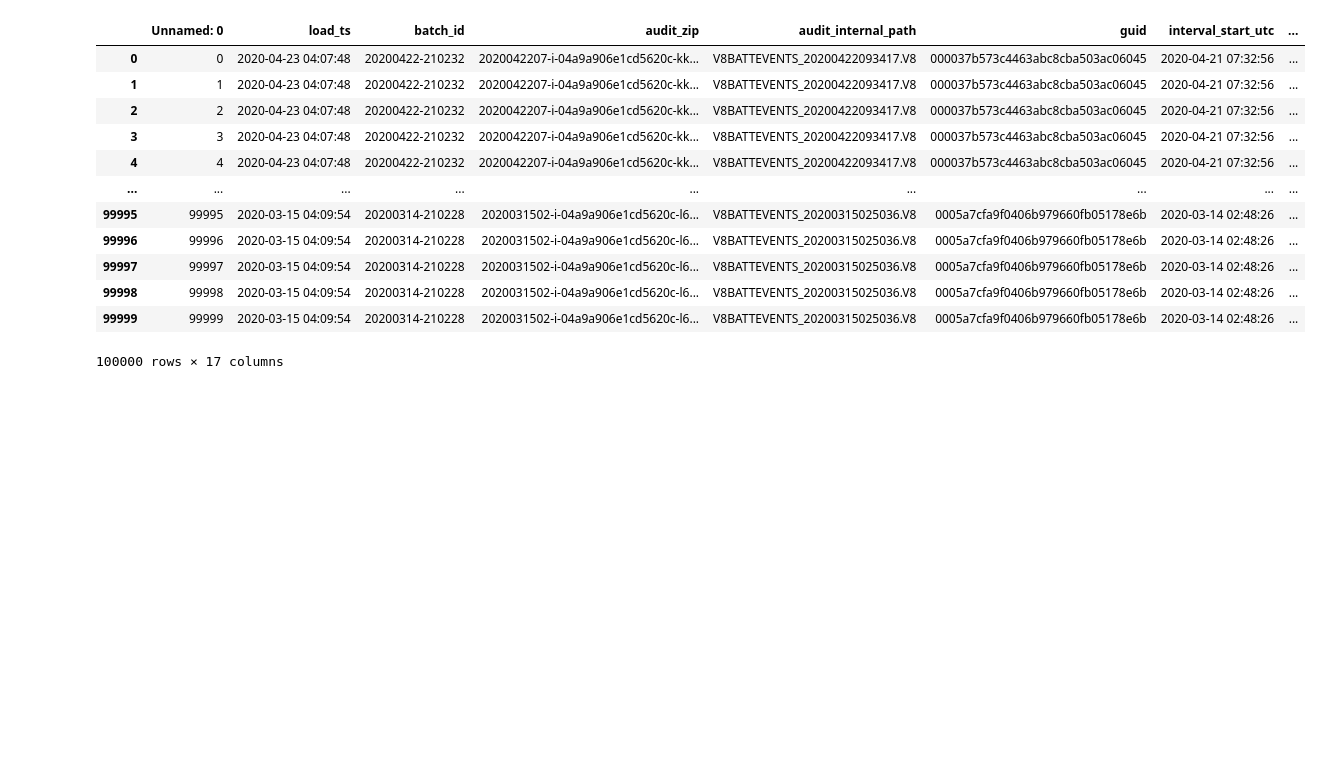
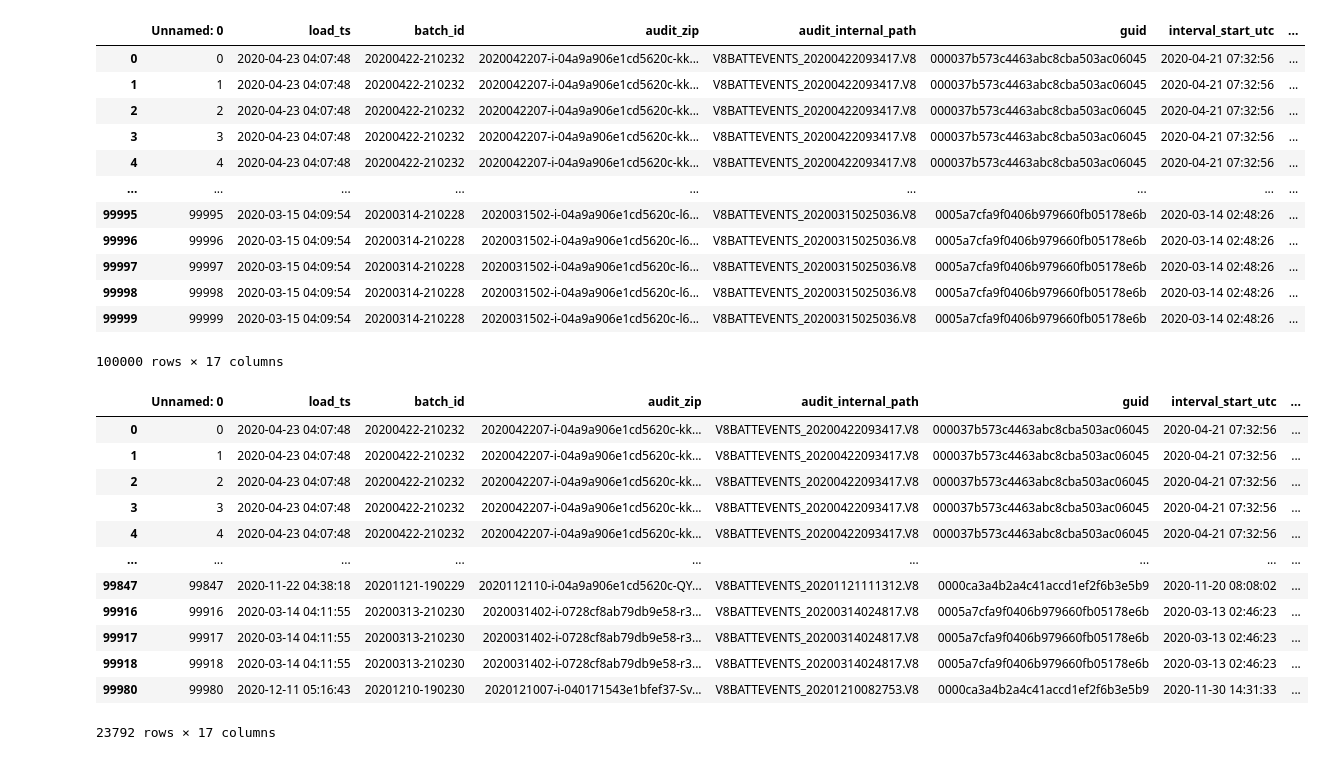
Before and after one commit to jonxsong/DSC180A-Capstone, a Jupyter notebook: notebooks/FINAL_NOTEBOOK.ipynb, the cells around one changed output. Saved outputs shown, nothing was run; the diff lists cells and outputs as text; code cells hidden in the pictures; blank space fills up the shorter version.

```diff
--- a/notebooks/FINAL_NOTEBOOK.ipynb
+++ b/notebooks/FINAL_NOTEBOOK.ipynb
@@ -303,3 +303,19 @@ new_acdc_data
 | 99998 | 99998 | 2020-03-15 04:09:54 | 20200314-210228 | 2020031502-i-04a9a906e1cd5620c-l6... | V8BATTEVENTS_20200315025036.V8 | 0005a7cfa9f0406b979660fb05178e6b | 2020-03-14 02:48:26 | ... |
 | 99999 | 99999 | 2020-03-15 04:09:54 | 20200314-210228 | 2020031502-i-04a9a906e1cd5620c-l6... | V8BATTEVENTS_20200315025036.V8 | 0005a7cfa9f0406b979660fb05178e6b | 2020-03-14 02:48:26 | ... |
 100000 rows × 17 columns
+# %%
+new_acdc_data.loc[(new_acdc_data["event_type"] == "DC")]
+# %% [output]
+|  | Unnamed: 0 | load_ts | batch_id | audit_zip | audit_internal_path | guid | interval_start_utc | ... |
+| 0 | 0 | 2020-04-23 04:07:48 | 20200422-210232 | 2020042207-i-04a9a906e1cd5620c-kk... | V8BATTEVENTS_20200422093417.V8 | 000037b573c4463abc8cba503ac06045 | 2020-04-21 07:32:56 | ... |
+| 1 | 1 | 2020-04-23 04:07:48 | 20200422-210232 | 2020042207-i-04a9a906e1cd5620c-kk... | V8BATTEVENTS_20200422093417.V8 | 000037b573c4463abc8cba503ac06045 | 2020-04-21 07:32:56 | ... |
+| 2 | 2 | 2020-04-23 04:07:48 | 20200422-210232 | 2020042207-i-04a9a906e1cd5620c-kk... | V8BATTEVENTS_20200422093417.V8 | 000037b573c4463abc8cba503ac06045 | 2020-04-21 07:32:56 | ... |
+| 3 | 3 | 2020-04-23 04:07:48 | 20200422-210232 | 2020042207-i-04a9a906e1cd5620c-kk... | V8BATTEVENTS_20200422093417.V8 | 000037b573c4463abc8cba503ac06045 | 2020-04-21 07:32:56 | ... |
+| 4 | 4 | 2020-04-23 04:07:48 | 20200422-210232 | 2020042207-i-04a9a906e1cd5620c-kk... | V8BATTEVENTS_20200422093417.V8 | 000037b573c4463abc8cba503ac06045 | 2020-04-21 07:32:56 | ... |
+| ... | ... | ... | ... | ... | ... | ... | ... | ... |
+| 99847 | 99847 | 2020-11-22 04:38:18 | 20201121-190229 | 2020112110-i-04a9a906e1cd5620c-QY... | V8BATTEVENTS_20201121111312.V8 | 0000ca3a4b2a4c41accd1ef2f6b3e5b9 | 2020-11-20 08:08:02 | ... |
+| 99916 | 99916 | 2020-03-14 04:11:55 | 20200313-210230 | 2020031402-i-0728cf8ab79db9e58-r3... | V8BATTEVENTS_20200314024817.V8 | 0005a7cfa9f0406b979660fb05178e6b | 2020-03-13 02:46:23 | ... |
+| 99917 | 99917 | 2020-03-14 04:11:55 | 20200313-210230 | 2020031402-i-0728cf8ab79db9e58-r3... | V8BATTEVENTS_20200314024817.V8 | 0005a7cfa9f0406b979660fb05178e6b | 2020-03-13 02:46:23 | ... |
+| 99918 | 99918 | 2020-03-14 04:11:55 | 20200313-210230 | 2020031402-i-0728cf8ab79db9e58-r3... | V8BATTEVENTS_20200314024817.V8 | 0005a7cfa9f0406b979660fb05178e6b | 2020-03-13 02:46:23 | ... |
+| 99980 | 99980 | 2020-12-11 05:16:43 | 20201210-190230 | 2020121007-i-040171543e1bfef37-Sv... | V8BATTEVENTS_20201210082753.V8 | 0000ca3a4b2a4c41accd1ef2f6b3e5b9 | 2020-11-30 14:31:33 | ... |
+23792 rows × 17 columns
```
Also changed, not shown: parts of 5 cells of this notebook.
